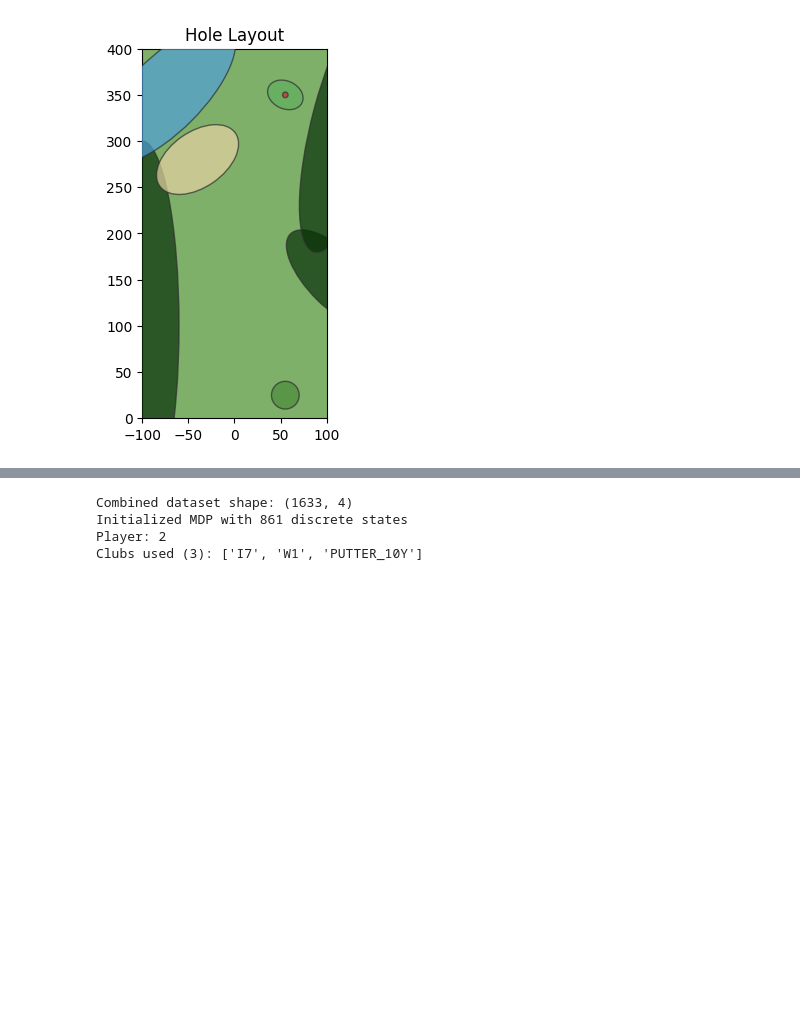
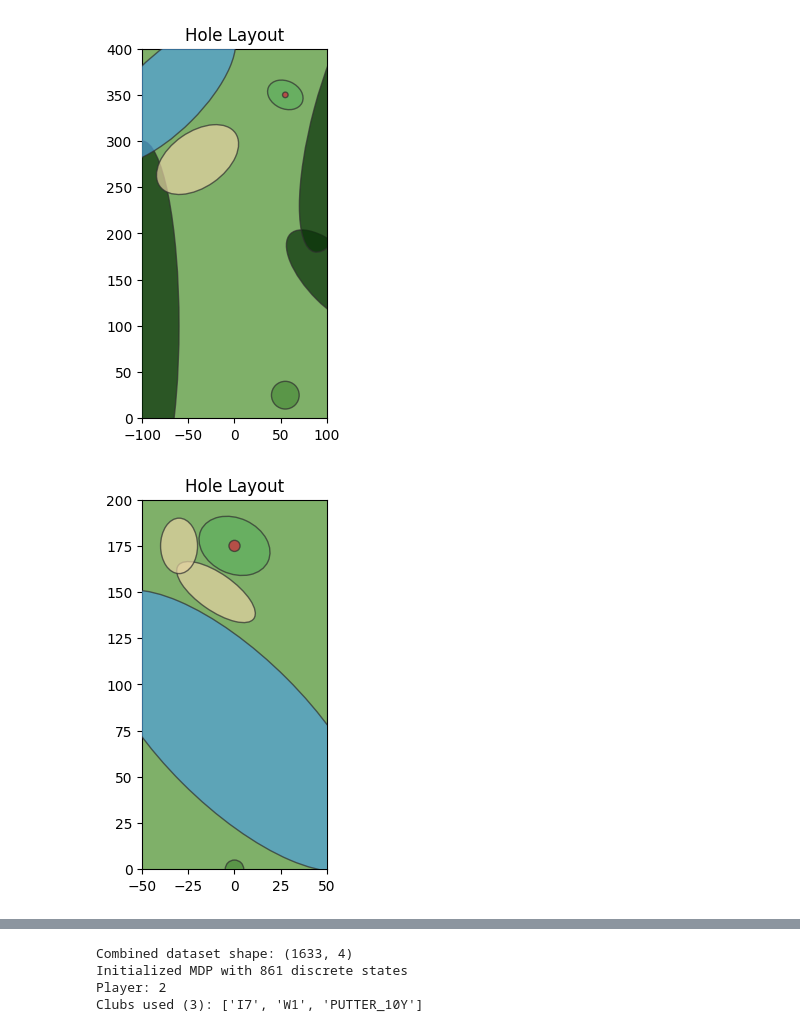
Before and after one commit to RyanMFraser/CPSC_440_Project, a Jupyter notebook: Exploration/mdp_exploration.ipynb, the cells around one changed output, grey strips where cells are left out. Saved outputs shown, nothing was run; the diff lists cells and outputs as text; code cells hidden in the pictures; blank space fills up the shorter version.

```diff
--- a/Exploration/mdp_exploration.ipynb
+++ b/Exploration/mdp_exploration.ipynb
@@ -59,3 +59,28 @@ ax.set_title("Hole Layout")
 plt.show()
 # %% [output]
 [figure]
+# %%
+def build_hole_2():
+    components = [
+        HoleComponent(center=(0, 175), semi_major_axis=20, semi_minor_axis=15, rotation=-25, comp_type="green"),
+        HoleComponent(center=(0, 0), semi_major_axis=5, semi_minor_axis=5, rotation=0, comp_type="tee"),
+        HoleComponent(center=(0, 75), semi_major_axis=40, semi_minor_axis=100, rotation=45, comp_type="water"),
+        HoleComponent(center=(-10, 150), semi_major_axis=10, semi_minor_axis=25, rotation=55, comp_type="bunker"),
+        HoleComponent(center=(-30, 175), semi_major_axis=15, semi_minor_axis=10, rotation=90, comp_type="bunker"),
+        HoleComponent(center=(0, 175), semi_major_axis=3, semi_minor_axis=3, rotation=0, comp_type="pin"),
+    ]
+
+    hole = Hole(
+        size=(100, 200),
+        components=components,
+        pin_location=(0, 175),
+        tee_location=(0, 0),
+    )
+    return hole
+
+hole = build_hole_2()
+fig, ax = hole.draw()
+ax.set_title("Hole Layout")
+plt.show()
+# %% [output]
+[figure, added]
```
Also changed, not shown: parts of 1 cell of this notebook, 16 other files.
